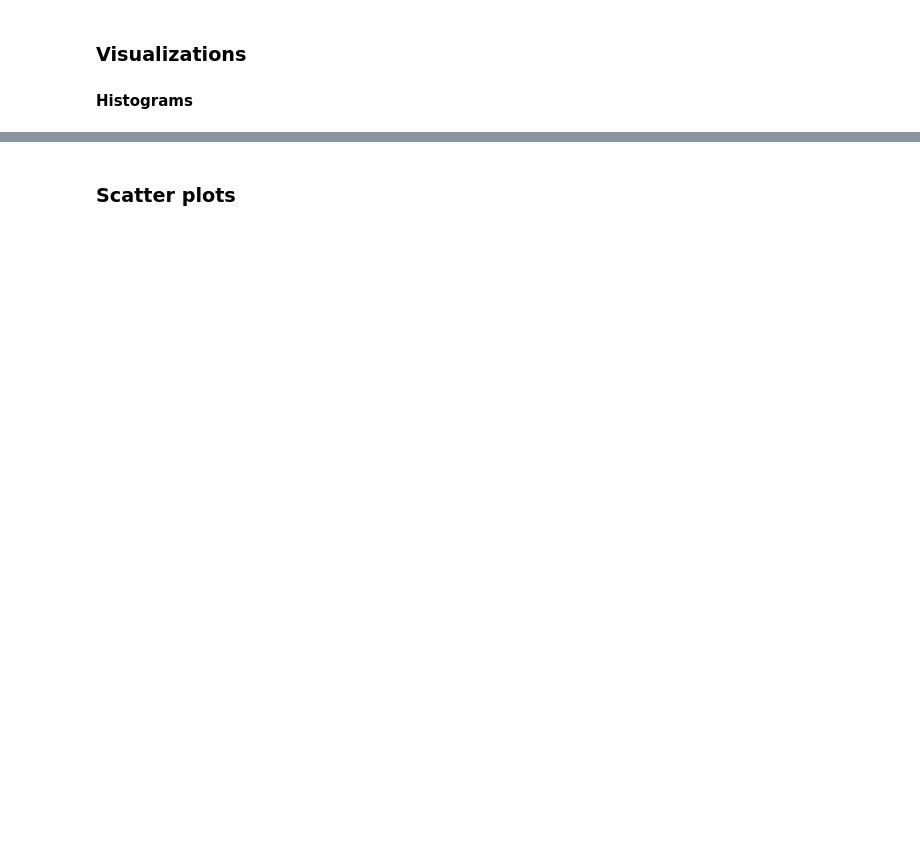
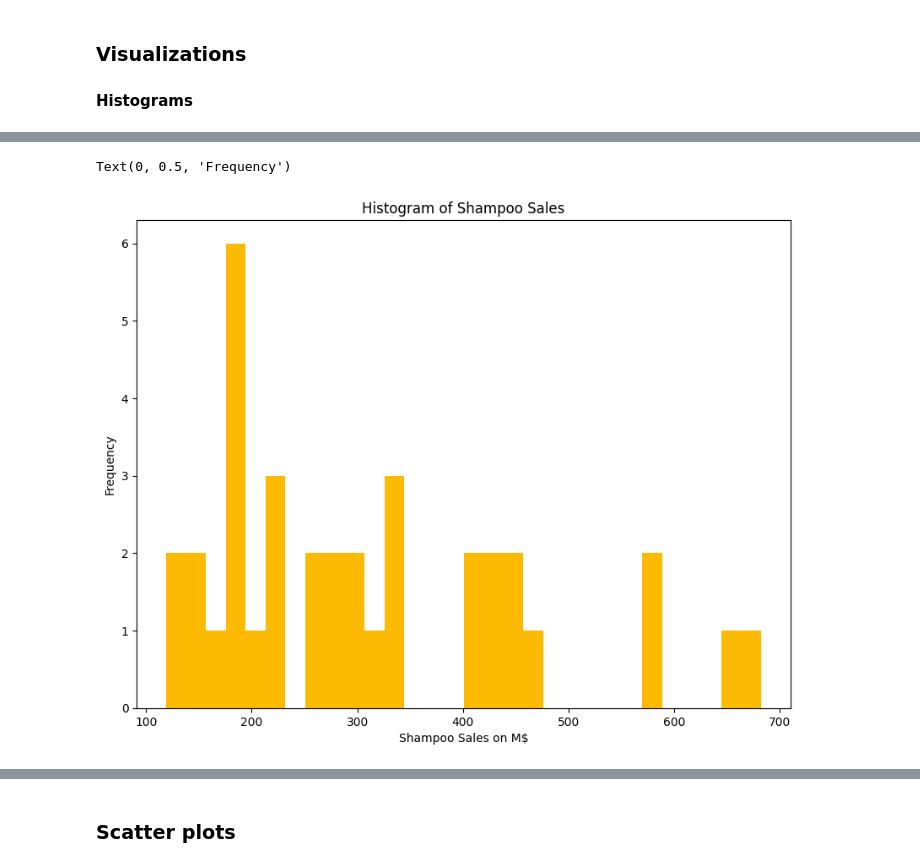
Before and after one commit to iragca/DS412-Time-Series-Analysis-and-Stochastic-Processes, a Jupyter notebook: notebooks/Basic Statistics - Descriptive and Inferential (Student's Copy).ipynb, the cells around one changed output, grey strips where cells are left out. Drawn from its saved outputs; the diff is of its cells as text; code cells hidden in the pictures; blank space fills up the shorter version.

```diff
--- a/notebooks/Basic Statistics - Descriptive and Inferential (Student's Copy).ipynb
+++ b/notebooks/Basic Statistics - Descriptive and Inferential (Student's Copy).ipynb
@@ -109,15 +188,18 @@ data.hist();
 # %%
 #use to only plot a portion of dataframe 'Sales' and increase bins to see granular (zoomed in) behavior and use color '#fcba03
 
-
-
+plt.hist(data['Sales'], bins=30, color='#fcba03')
 #what to use give a title 'Histogram of Shampoo Sales'
-
+plt.title('Histogram of Shampoo Sales')
 
 #what to use to give an x_label 'Shampoo Sales on M$'
-
+plt.xlabel('Shampoo Sales on M$')
 
 #what to use to give a y_label 'Frequency'
+plt.ylabel('Frequency')
+# %% [output]
+Text(0, 0.5, 'Frequency')
+[figure, added]
 # %%
 #use seaborn for a another version of the histogram (with a distrbution line)
 
```
Also changed, not shown: parts of 17 cells of this notebook.
